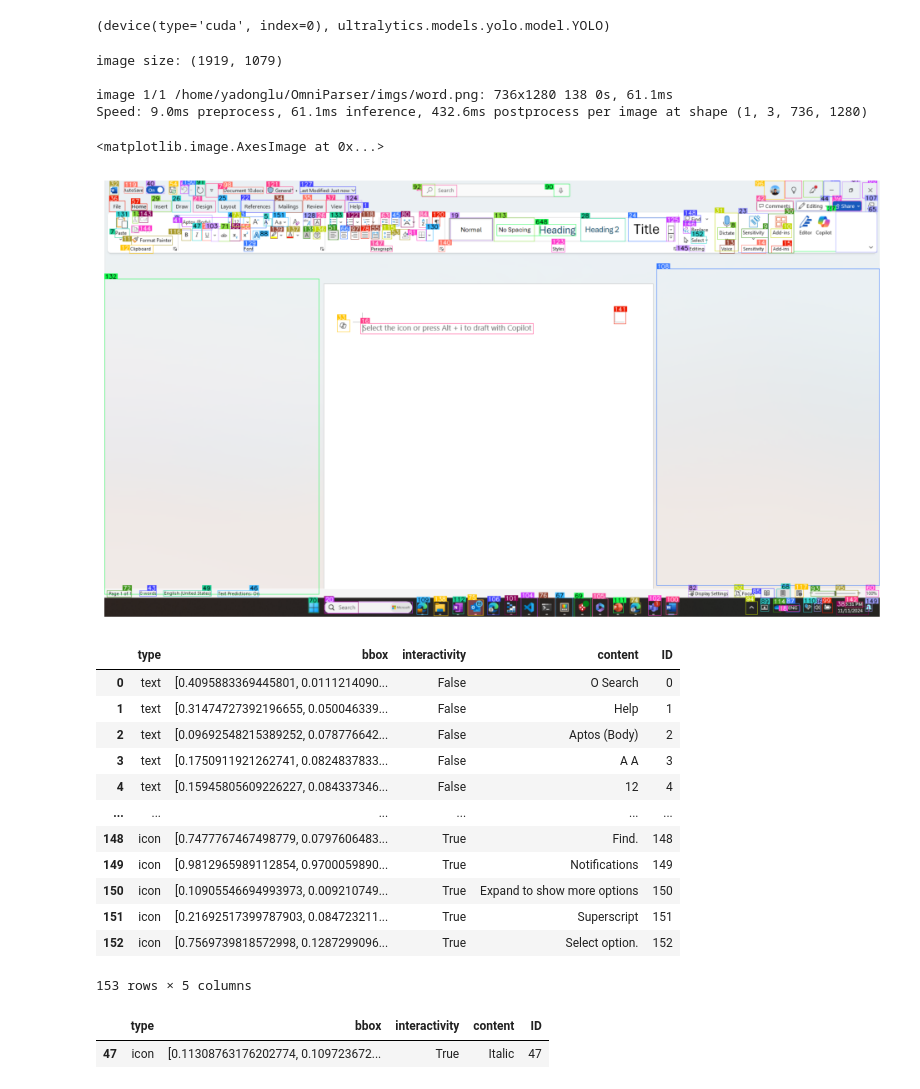
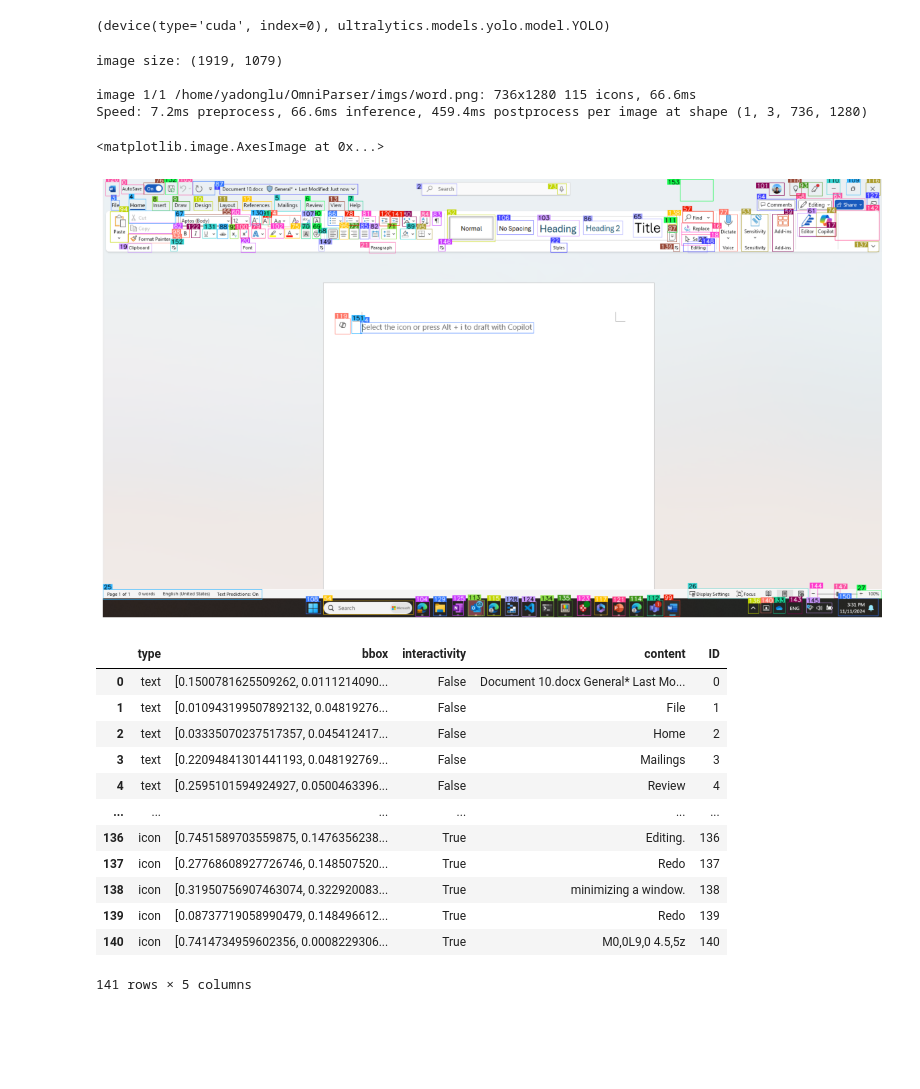
Before and after one commit to microsoft/OmniParser, a Jupyter notebook: demo.ipynb, the cells around one changed output. Drawn from its saved outputs; the diff is of its cells as text; code cells hidden in the pictures; blank space fills up the shorter version.

```diff
--- a/demo.ipynb
+++ b/demo.ipynb
@@ -4,8 +4,9 @@ import torch
 from ultralytics import YOLO
 from PIL import Image
 device = 'cuda'
+model_path='weights/icon_detect_v1_5/model_v1_5.pt'
 
-som_model = get_yolo_model(model_path='weights/icon_detect_v1_5/best.pt')
+som_model = get_yolo_model(model_path)
 
 som_model.to(device)
 print('model to {}'.format(device))
@@ -37,11 +38,11 @@ from utils import get_som_labeled_img, check_ocr_box, get_caption_model_processo
 
 image_path = 'imgs/google_page.png'
 image_path = 'imgs/windows_home.png'
-image_path = 'imgs/windows_multitab.png'
+# image_path = 'imgs/windows_multitab.png'
 # image_path = 'imgs/omni3.jpg'
 # image_path = 'imgs/ios.png'
 image_path = 'imgs/word.png'
-# image_path = 'imgs/excel.png'
+# image_path = 'imgs/excel2.png'
 
 image = Image.open(image_path)
 image_rgb = image.convert('RGB')
@@ -58,7 +59,7 @@ BOX_TRESHOLD = 0.05
 
 import time
 start = time.time()
-ocr_bbox_rslt, is_goal_filtered = check_ocr_box(image_path, display_img = False, output_bb_format='xyxy', goal_filtering=None, easyocr_args={'paragraph': False, 'text_threshold':0.5}, use_paddleocr=True)
+ocr_bbox_rslt, is_goal_filtered = check_ocr_box(image_path, display_img = False, output_bb_format='xyxy', goal_filtering=None, easyocr_args={'paragraph': False, 'text_threshold':0.8}, use_paddleocr=True)
 text, ocr_bbox = ocr_bbox_rslt
 cur_time_ocr = time.time()
 
@@ -67,23 +68,23 @@ cur_time_caption = time.time()
 # %% [output]
 image size: (1919, 1079)
 
-image 1/1 /home/yadonglu/OmniParser/imgs/word.png: 736x1280 138 0s, 61.1ms
-Speed: 9.0ms preprocess, 61.1ms inference, 432.6ms postprocess per image at shape (1, 3, 736, 1280)
+image 1/1 /home/yadonglu/OmniParser/imgs/word.png: 736x1280 115 icons, 66.6ms
+Speed: 7.2ms preprocess, 66.6ms inference, 459.4ms postprocess per image at shape (1, 3, 736, 1280)
 # %%
 # plot dino_labled_img it is in base64
 import base64
 import matplotlib.pyplot as plt
 import io
-plt.figure(figsize=(12,12))
+plt.figure(figsize=(15,15))
 
 image = Image.open(io.BytesIO(base64.b64decode(dino_labled_img)))
 plt.axis('off')
 
 plt.imshow(image)
 # print(len(parsed_content_list))
 # %% [output]
 <matplotlib.image.AxesImage at 0x...>
-[figure, old version]
+[figure, new version]
 # %%
 import pandas as pd
 df = pd.DataFrame(parsed_content_list)
@@ -92,20 +93,15 @@ df['ID'] = range(len(df))
 df
 # %% [output]
 |  | type | bbox | interactivity | content | ID |
-| 0 | text | [0.4095883369445801, 0.0111214090... | False | O Search | 0 |
-| 1 | text | [0.31474727392196655, 0.050046339... | False | Help | 1 |
-| 2 | text | [0.09692548215389252, 0.078776642... | False | Aptos (Body) | 2 |
-| 3 | text | [0.1750911921262741, 0.0824837833... | False | A A | 3 |
-| 4 | text | [0.15945805609226227, 0.084337346... | False | 12 | 4 |
+| 0 | text | [0.1500781625509262, 0.0111214090... | False | Document 10.docx General* Last Mo... | 0 |
+| 1 | text | [0.010943199507892132, 0.04819276... | False | File | 1 |
+| 2 | text | [0.03335070237517357, 0.045412417... | False | Home | 2 |
+| 3 | text | [0.22094841301441193, 0.048192769... | False | Mailings | 3 |
+| 4 | text | [0.2595101594924927, 0.0500463396... | False | Review | 4 |
 | ... | ... | ... | ... | ... | ... |
-| 148 | icon | [0.7477767467498779, 0.0797606483... | True | Find. | 148 |
-| 149 | icon | [0.9812965989112854, 0.9700059890... | True | Notifications | 149 |
-| 150 | icon | [0.10905546694993973, 0.009210749... | True | Expand to show more options | 150 |
-| 151 | icon | [0.21692517399787903, 0.084723211... | True | Superscript | 151 |
-| 152 | icon | [0.7569739818572998, 0.1287299096... | True | Select option. | 152 |
+| 136 | icon | [0.7451589703559875, 0.1476356238... | True | Editing. | 136 |
+| 137 | icon | [0.27768608927726746, 0.148507520... | True | Redo | 137 |
+| 138 | icon | [0.31950756907463074, 0.322920083... | True | minimizing a window. | 138 |
+| 139 | icon | [0.08737719058990479, 0.148496612... | True | Redo | 139 |
+| 140 | icon | [0.7414734959602356, 0.0008229306... | True | M0,0L9,0 4.5,5z | 140 |
-153 rows × 5 columns
+141 rows × 5 columns
-# %%
-df[df['ID'] == 47]
-# %% [output]
-|  | type | bbox | interactivity | content | ID |
-| 47 | icon | [0.11308763176202774, 0.109723672... | True | Italic | 47 |
```
Also changed, not shown: 3 other files.
